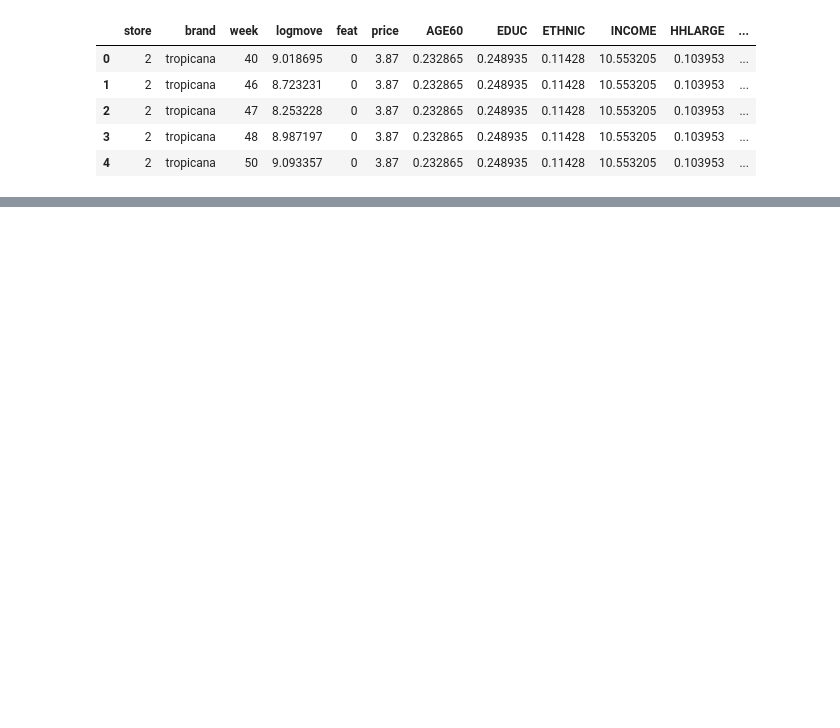
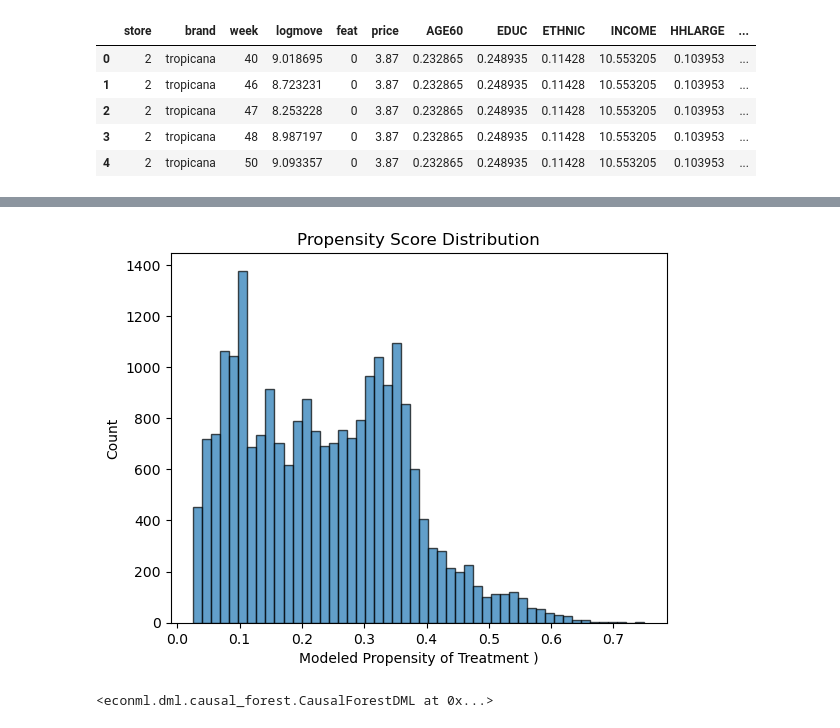
Before and after one commit to georgehagstrom/DATA622Spring2026, a Jupyter notebook: website/meetups/meetup-10/causalMLVignette.ipynb, the cells around one changed output, grey strips where cells are left out. Saved outputs shown, nothing was run; the diff lists cells and outputs as text; code cells hidden in the pictures; blank space fills up the shorter version.

```diff
--- a/website/meetups/meetup-10/causalMLVignette.ipynb
+++ b/website/meetups/meetup-10/causalMLVignette.ipynb
@@ -60,7 +62,7 @@ scaler = StandardScaler()  # We will use the standard scaler
 # We scale the continuous features (exclude feat since it's now the treatment)
 
 W1 = scaler.fit_transform(oj_data[[c for c in oj_data.columns
-                                   if c not in ['price', 'logmove', 'brand', 'week', 'store', 'feat']]].values)
+                                   if c not in ['logmove', 'brand', 'week', 'store', 'feat']]].values)
 
 # We one-hot the brand variables
 W2 = pd.get_dummies(oj_data[['brand']]).values
@@ -131,0 +199,45 @@ print(f"True CATE range: [{TE_true.min():.3f}, {TE_true.max():.3f}]")
+# %%
+# Now we do a train test split of our data:
+
+
+
+idx_train, idx_test = train_test_split(
+    np.arange(len(Y)), test_size=0.2, random_state=319
+)
+
+Y_train, Y_test = Y[idx_train], Y[idx_test]
+T_train, T_test = T[idx_train], T[idx_test]
+W_train, W_test = W[idx_train], W[idx_test]
+X_train, X_test = X[idx_train], X[idx_test]
+# %%
+propensity_hat = cross_val_predict(
+    LogisticRegressionCV(cv=3), W_train, T_train, cv=3, method='predict_proba'
+)[:, 1]
+
+
+plt.hist(propensity_hat, bins=50, edgecolor='black', alpha=0.7)
+plt.xlabel('Modeled Propensity of Treatment )')
+plt.ylabel('Count')
+plt.title('Propensity Score Distribution')
+plt.show()
+# %% [output]
+[figure, added]
+# %%
+# Now let's fit the model
+
+
+est = CausalForestDML(
+    model_y=LassoCV(cv=3),
+    model_t=LogisticRegressionCV(cv=3),
+    n_estimators=8000,
+    min_samples_leaf=10,
+    max_depth=40,
+    max_samples=0.05,
+    discrete_treatment=True,
+    random_state=123
+)
+
+# Fit the model, X and W are our real data, Y_sim and T_sim our simulated treatment and outcome
+est.fit(Y_train, T_train, X=X_train, W=W_train)
+# %% [output]
+<econml.dml.causal_forest.CausalForestDML at 0x...>
```
Also changed, not shown: parts of 12 cells of this notebook.
